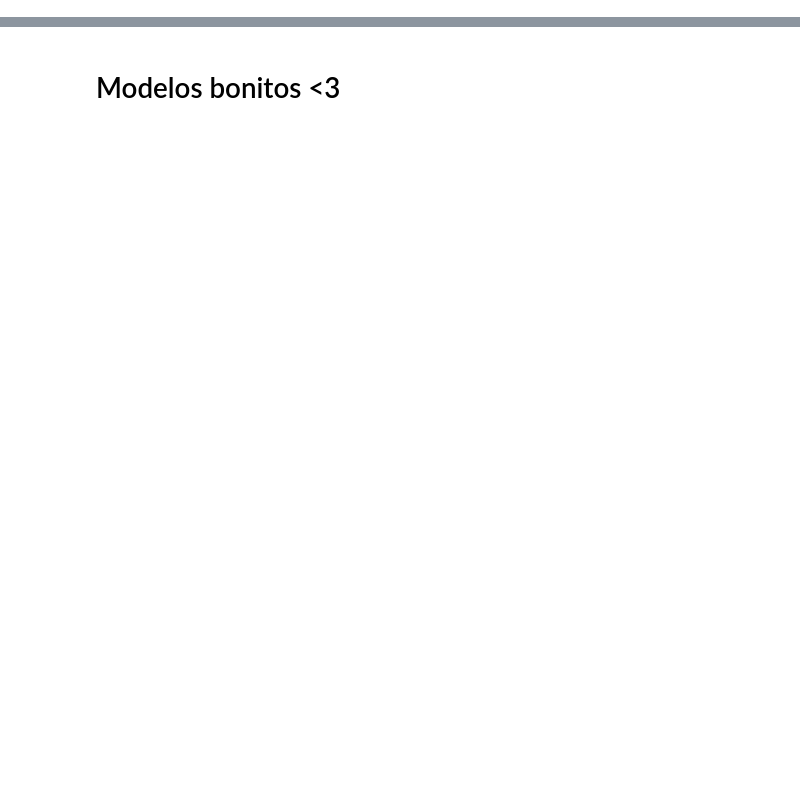
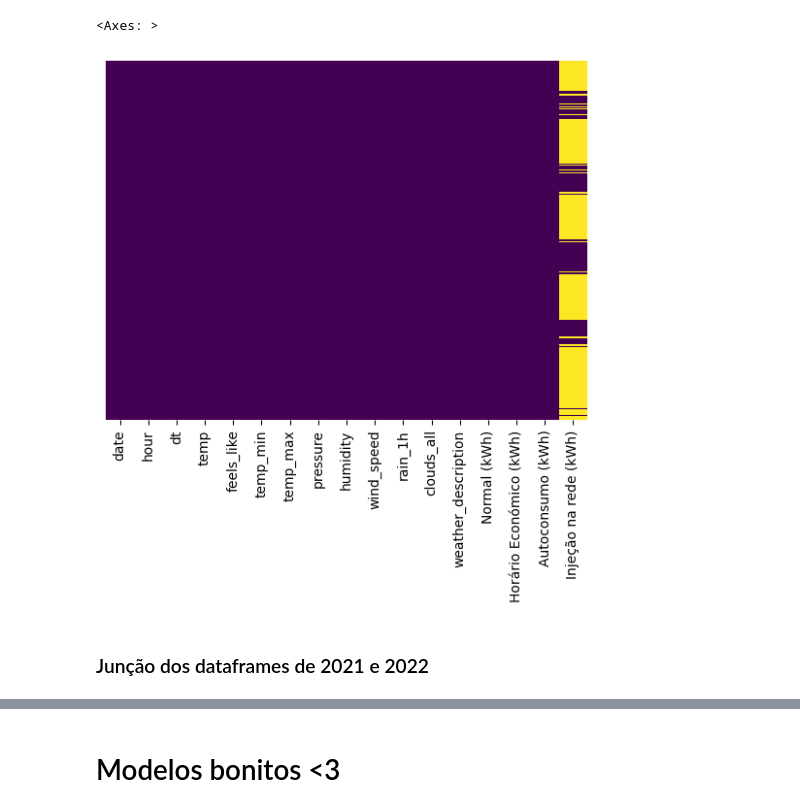
Before and after one commit to Mastro66/DAA_Comp, a Jupyter notebook: 2021.ipynb, the cells around one changed output, grey strips where cells are left out. Drawn from its saved outputs; the diff is of its cells as text; code cells hidden in the pictures; blank space fills up the shorter version.

```diff
--- a/2021.ipynb
+++ b/2021.ipynb
@@ -224,0 +366,3 @@ memory usage: 290.9+ KB
+# %%
+df2 = df2.drop(['city_name', 'sea_level', 'grnd_level'], axis=1)
+df2
@@ -224,0 +432,6 @@ memory usage: 290.9+ KB
+# %%
+df2['date'] = pd.to_datetime(df2['date'], format='%Y-%m-%d')
+# %%
+df2['rain_1h'].fillna(0, inplace=True)
+df2['Injeção na rede (kWh)'].replace({np.nan: None}, inplace=True)
+df2
@@ -224,0 +472,7 @@ memory usage: 290.9+ KB
+# %%
+sns.heatmap(df2.isnull(),yticklabels=False,cbar=False,cmap='viridis')
+# %% [output]
+<Axes: >
+[figure, added]
+# %% [markdown]
+### Junção dos dataframes de 2021 e 2022
```
Also changed, not shown: parts of 55 cells of this notebook, 1 other file.
